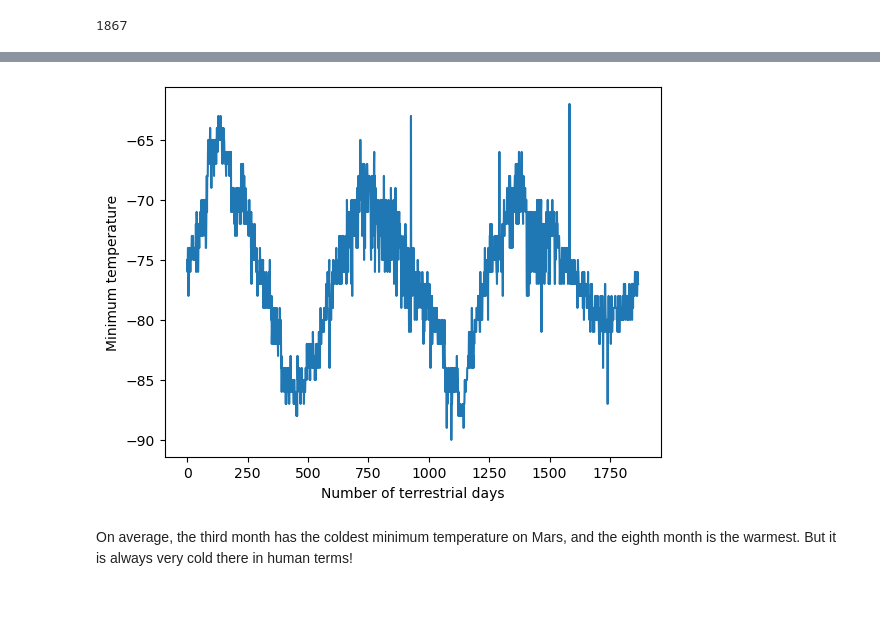
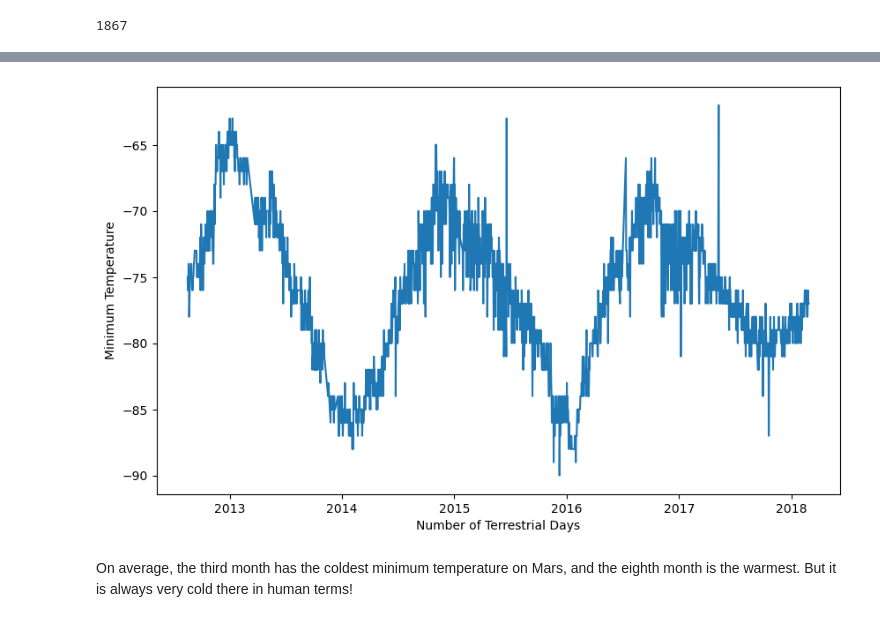
Before and after one commit to eshayden0617/beautiful-soup-challenge, a Jupyter notebook: Starter_Code/part_2_mars_weather.ipynb, the cells around one changed output, grey strips where cells are left out. Cells and saved outputs as stored; diff of their text form; code cells hidden in the pictures.

```diff
--- a/Starter_Code/part_2_mars_weather.ipynb
+++ b/Starter_Code/part_2_mars_weather.ipynb
@@ -233,7 +241,12 @@ Name: pressure, dtype: float64
 # %%
 # 5. How many terrestrial (earth) days are there in a Martian year?
+plt.figure(figsize=(10,6))
+plt.plot(mars_temp_df['terrestrial_date'], mars_temp_df['min_temp'])
+plt.xlabel('Number of Terrestrial Days')
+plt.ylabel('Minimum Temperature')
+plt.show()
 # %% [output]
-[figure, old version]
+[figure, new version]
 # %% [markdown]
 On average, the third month has the coldest minimum temperature on Mars, and the eighth month is the warmest. But it is always very cold there in human terms!
 # %% [markdown]
```
Also changed, not shown: parts of 10 cells of this notebook, 1 other file.
